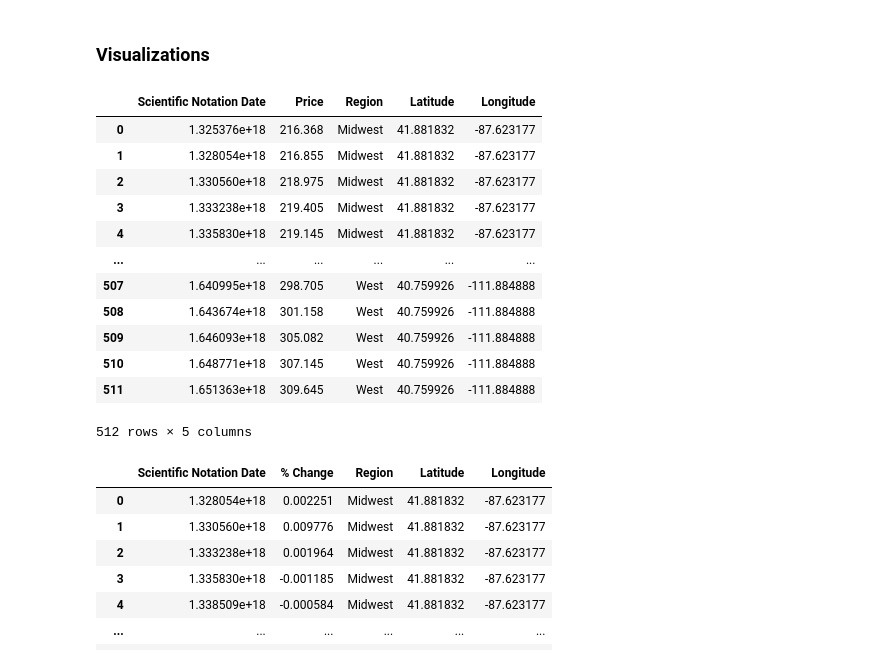
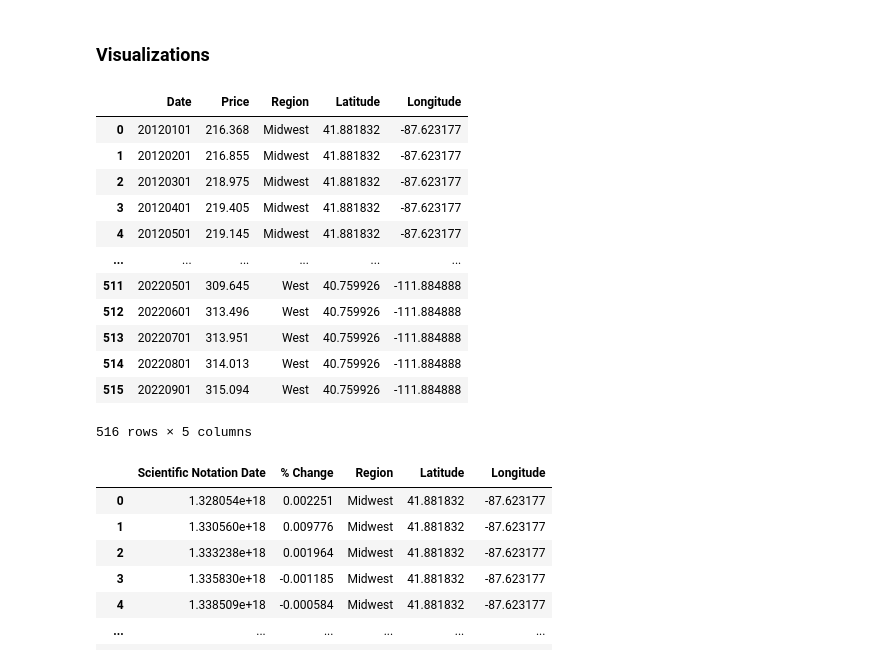
Before and after one commit to SZun/Real-Impact-of-Inflation, a Jupyter notebook: Real-Impact-Of-Inflation.ipynb, the cells around one changed output. Cells and saved outputs as stored; diff of their text form; code cells hidden in the pictures.

Commit message:
updated one dataframe

```diff
--- a/Real-Impact-Of-Inflation.ipynb
+++ b/Real-Impact-Of-Inflation.ipynb
@@ -386,33 +388,34 @@ dtype: float64
 # %%
 regions_df = pd.DataFrame({
     'Region':['Midwest','Northeast','South','West'],
     'Latitude':[41.881832,40.730610,33.753746,40.759926],
     'Longitude':[-87.623177,-73.935242,-84.386330,-111.884888],
 })
 
-all_regions_mapped_df = pd.concat([regions_df[['Region','Latitude','Longitude']]]*128, ignore_index=True).sort_values('Region').reset_index().drop(columns='index')
+all_regions_mapped_df = pd.concat([regions_df[['Region','Latitude','Longitude']]]*129, ignore_index=True).sort_values('Region').reset_index().drop(columns='index')
 
-float_dates = pd.DataFrame(all_regions_df.index.values.astype('float'))
+dates = pd.DataFrame([int(date[:10].replace('-','')) for date in all_regions_df.index.values.astype(str)])
+
 all_regions_mapped_df['Price'] = pd.concat([all_regions_df[i] for i in all_regions_df.columns]).reset_index()[0]
-all_regions_mapped_df['Scientific Notation Date'] = pd.concat([float_dates,float_dates,float_dates,float_dates]).reset_index().drop(columns='index')
+all_regions_mapped_df['Date'] = pd.concat([dates,dates,dates,dates]).reset_index().drop(columns='index')
 
-all_regions_mapped_df = all_regions_mapped_df[['Scientific Notation Date','Price', 'Region', 'Latitude', 'Longitude']]
+all_regions_mapped_df = all_regions_mapped_df[['Date','Price', 'Region', 'Latitude', 'Longitude']]
 
 all_regions_mapped_df
 # %% [output]
-|  | Scientific Notation Date | Price | Region | Latitude | Longitude |
-| 0 | 1.325376e+18 | 216.368 | Midwest | 41.881832 | -87.623177 |
-| 1 | 1.328054e+18 | 216.855 | Midwest | 41.881832 | -87.623177 |
-| 2 | 1.330560e+18 | 218.975 | Midwest | 41.881832 | -87.623177 |
-| 3 | 1.333238e+18 | 219.405 | Midwest | 41.881832 | -87.623177 |
-| 4 | 1.335830e+18 | 219.145 | Midwest | 41.881832 | -87.623177 |
+|  | Date | Price | Region | Latitude | Longitude |
+| 0 | 20120101 | 216.368 | Midwest | 41.881832 | -87.623177 |
+| 1 | 20120201 | 216.855 | Midwest | 41.881832 | -87.623177 |
+| 2 | 20120301 | 218.975 | Midwest | 41.881832 | -87.623177 |
+| 3 | 20120401 | 219.405 | Midwest | 41.881832 | -87.623177 |
+| 4 | 20120501 | 219.145 | Midwest | 41.881832 | -87.623177 |
 | ... | ... | ... | ... | ... | ... |
-| 507 | 1.640995e+18 | 298.705 | West | 40.759926 | -111.884888 |
-| 508 | 1.643674e+18 | 301.158 | West | 40.759926 | -111.884888 |
-| 509 | 1.646093e+18 | 305.082 | West | 40.759926 | -111.884888 |
-| 510 | 1.648771e+18 | 307.145 | West | 40.759926 | -111.884888 |
-| 511 | 1.651363e+18 | 309.645 | West | 40.759926 | -111.884888 |
+| 511 | 20220501 | 309.645 | West | 40.759926 | -111.884888 |
+| 512 | 20220601 | 313.496 | West | 40.759926 | -111.884888 |
+| 513 | 20220701 | 313.951 | West | 40.759926 | -111.884888 |
+| 514 | 20220801 | 314.013 | West | 40.759926 | -111.884888 |
+| 515 | 20220901 | 315.094 | West | 40.759926 | -111.884888 |
-512 rows × 5 columns
+516 rows × 5 columns
 # %%
 all_regions_pct_change_before_2020 = pd.concat([regions_df[['Region','Latitude','Longitude']]]*95, ignore_index=True).sort_values('Region').reset_index().drop(columns='index')
 
```
Also changed, not shown: parts of 4 cells of this notebook.
